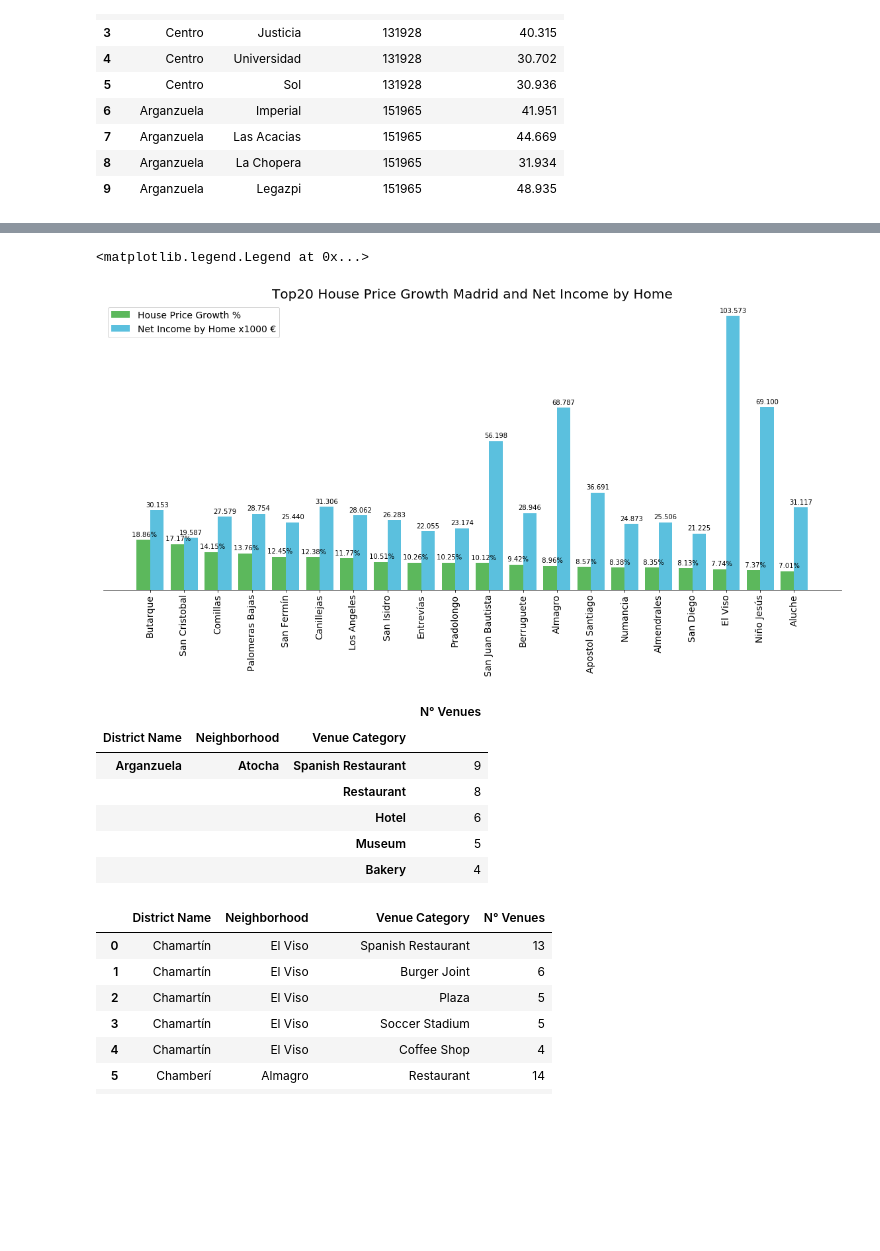
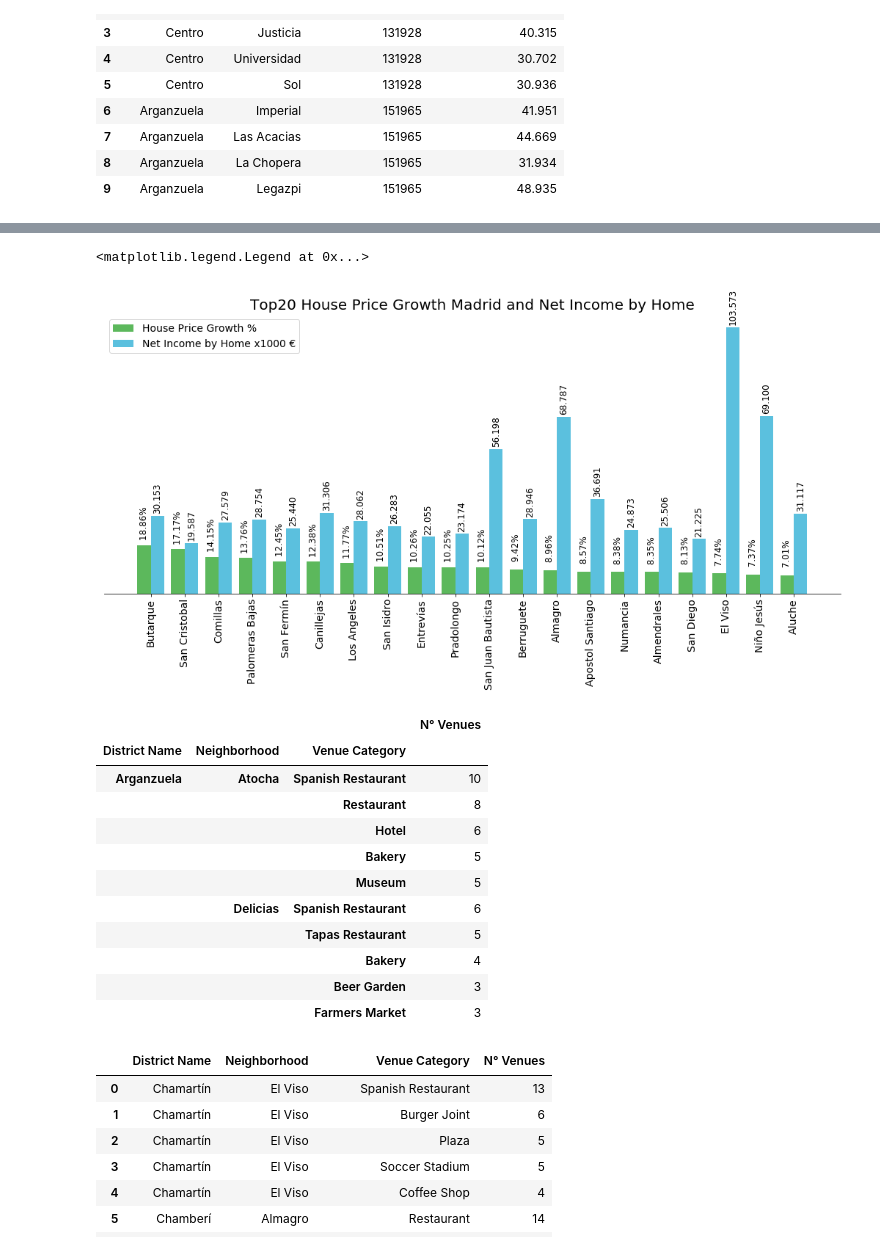
Before and after one commit to cazuaje27/BattleofNeighborhoods, a Jupyter notebook: The Battle of Neighborhoods.ipynb, the cells around one changed output, grey strips where cells are left out. Cells and saved outputs as stored; diff of their text form; code cells hidden in the pictures; blank space fills up the shorter version.

```diff
--- a/The Battle of Neighborhoods.ipynb
+++ b/The Battle of Neighborhoods.ipynb
@@ -658,7 +697,7 @@ NiH = list(Top20Growth['Net Income by Home'])
 ind = np.arange(len(Top20Growth['Neighborhood']))
 width = 0.8
 
-fig = plt.figure(figsize=(20,8))
+fig = plt.figure(figsize=(18,7))
 
 ax = fig.subplots()
 
@@ -683,7 +722,8 @@ def autolabel(rects, xpos='center'):
     for rect in rects:
         height = rect.get_height()
         ax.annotate('{:6.2f}%'.format(height),
-                    xy=(rect.get_x() + rect.get_width() / 2, height), fontsize=10,
+                    rotation='vertical',
+                    xy=(rect.get_x() + rect.get_width() / 2, height), fontsize=12,
                     xytext=(offset[xpos]*3, 3),  # use 3 points offset
                     textcoords="offset points",  # in both directions
                     ha=ha[xpos], va='bottom')
@@ -700,35 +740,36 @@ def autolabel2(rects, xpos='center'):
     ha = {'center': 'center', 'right': 'left', 'left': 'right'}
     offset = {'center': 0, 'right': 1, 'left': -1}
 
     for rect in rects:
         height = rect.get_height()
         ax.annotate('{:6.3f}'.format(height),
-                    xy=(rect.get_x() + rect.get_width() / 2, height), fontsize=10,
+                    rotation='vertical',
+                    xy=(rect.get_x() + rect.get_width() / 2, height), fontsize=12,
                     xytext=(offset[xpos]*3, 3),  # use 3 points offset
                     textcoords="offset points",  # in both directions
                     ha=ha[xpos], va='bottom')
 
 
 autolabel(VI1,'center')
 autolabel2(NI1,'center')
 
 ax.spines['left'].set_visible(False)
 ax.spines['top'].set_visible(False)
 ax.spines['right'].set_visible(False)
 
 ax.set_title('Top20 House Price Growth Madrid and Net Income by Home', fontsize=20)
 ax.set_xticks(ind)
 ax.set_xticklabels(Top20Growth['Neighborhood'], fontsize=14, rotation='vertical')
 
 
 ax.set_yticklabels([0,10,20,30,40,50,60], visible=False)
 ax.yaxis.set_ticks_position(position='none')
 
 ax.get_geometry()
 ax.legend(fontsize=14)
 # %% [output]
 <matplotlib.legend.Legend at 0x...>
-[figure, old version]
+[figure, new version]
 # %%
 #Now lets get the Top5 Venue of Each Neighborhood.
 df2 = madrid_venues.groupby(['District Name','Neighborhood','Venue Category']).agg({
@@ -738,15 +779,20 @@ df2.rename(columns={'Venue':'N° Venues'}, inplace=True)
 
 df2.sort_values(['District Name','Neighborhood','N° Venues'],ascending=[True,True,False],inplace=True)
 Top5VenuesNeigh = df2.groupby(level=1).head()
-Top5VenuesNeigh.head()
+Top5VenuesNeigh.head(10)
 # %% [output]
 |  |  |  | N° Venues |
 | District Name | Neighborhood | Venue Category |  |
-| Arganzuela | Atocha | Spanish Restaurant | 9 |
+| Arganzuela | Atocha | Spanish Restaurant | 10 |
 |  |  | Restaurant | 8 |
 |  |  | Hotel | 6 |
+|  |  | Bakery | 5 |
 |  |  | Museum | 5 |
+|  | Delicias | Spanish Restaurant | 6 |
+|  |  | Tapas Restaurant | 5 |
 |  |  | Bakery | 4 |
+|  |  | Beer Garden | 3 |
+|  |  | Farmers Market | 3 |
 # %%
 #Now from the bar chart Top20 House Price Growth Madrid and Net Income by Home,
 #we get a good combination from Price Growth and Net Income by Home. Lets reduce to 5 Neighborhoods
```
Also changed, not shown: parts of 17 cells of this notebook.
